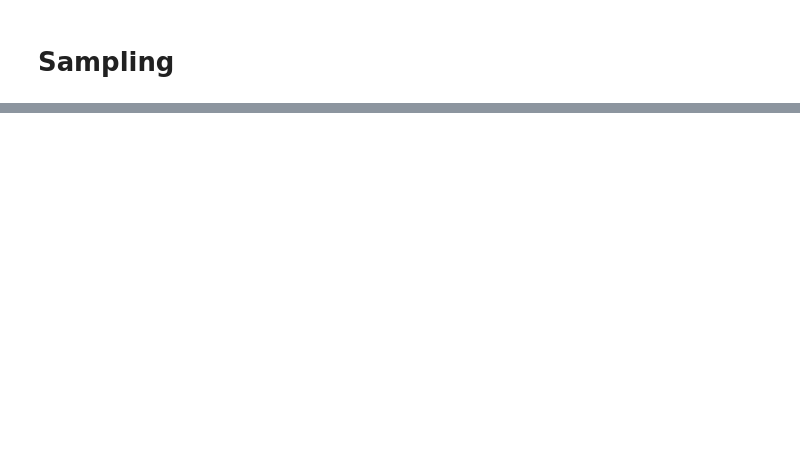
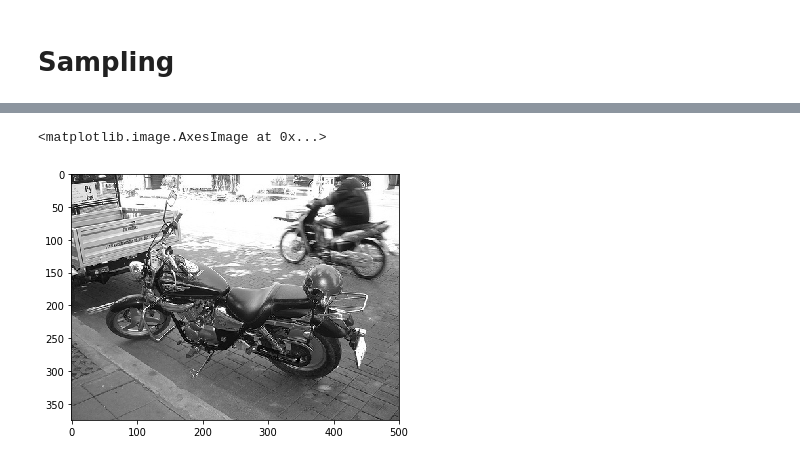
Before and after one commit to Prathyusha-Akundi/Measuring_Objectness, a Jupyter notebook: Project Code - Anoop.ipynb, the cells around one changed output, grey strips where cells are left out. Cells and saved outputs as stored; diff of their text form; code cells hidden in the pictures; blank space fills up the shorter version.

```diff
--- a/Project Code - Anoop.ipynb
+++ b/Project Code - Anoop.ipynb
@@ -318,0 +476,12 @@ MS_score(img,params)
+# %%
+im = cv2.imread('2007_000364.jpg')
+gray=cv2.cvtColor(im,cv2.COLOR_BGR2GRAY)
+im2, contours, hierarchy= cv2.findContours(gray,cv2.RETR_LIST,cv2.CHAIN_APPROX_SIMPLE)
+idx =0
+for cnt in contours:
+    idx += 1
+    x,y,w,h = cv2.boundingRect(cnt)
+    print(x,y,w,h)
+    roi=im[y:y+h,x:x+w]
+    cv2.rectangle(im,(x,y),(x+w,y+h),(200,0,0),2)
+io.imshow(im)
@@ -318,0 +519,5 @@ MS_score(img,params)
+# %%
+io.imshow(gray)
+# %% [output]
+<matplotlib.image.AxesImage at 0x...>
+[figure, added]
```
Also changed, not shown: parts of 26 cells of this notebook.
